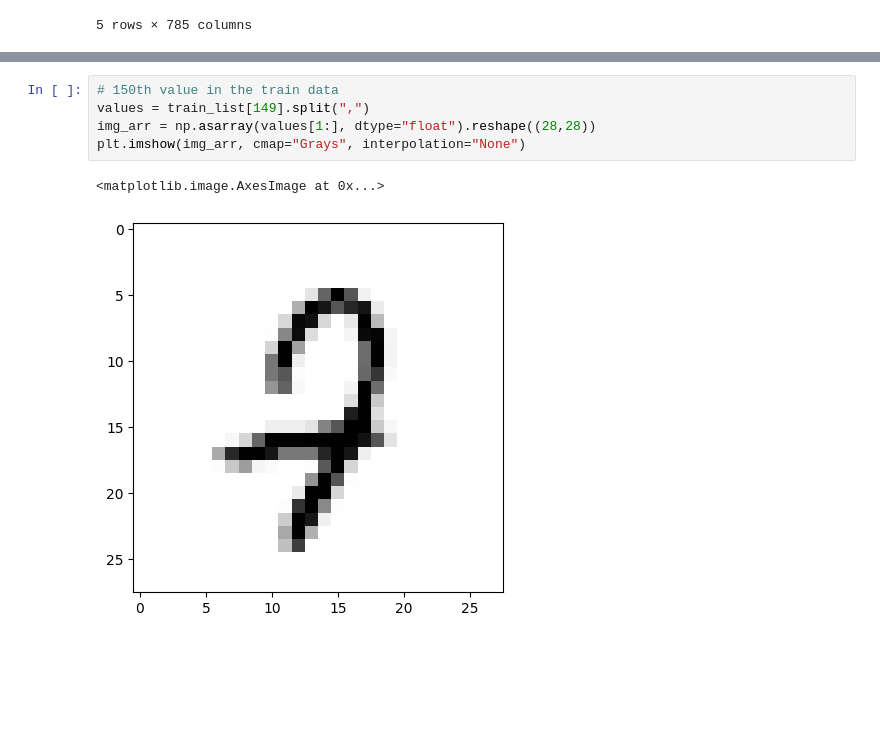
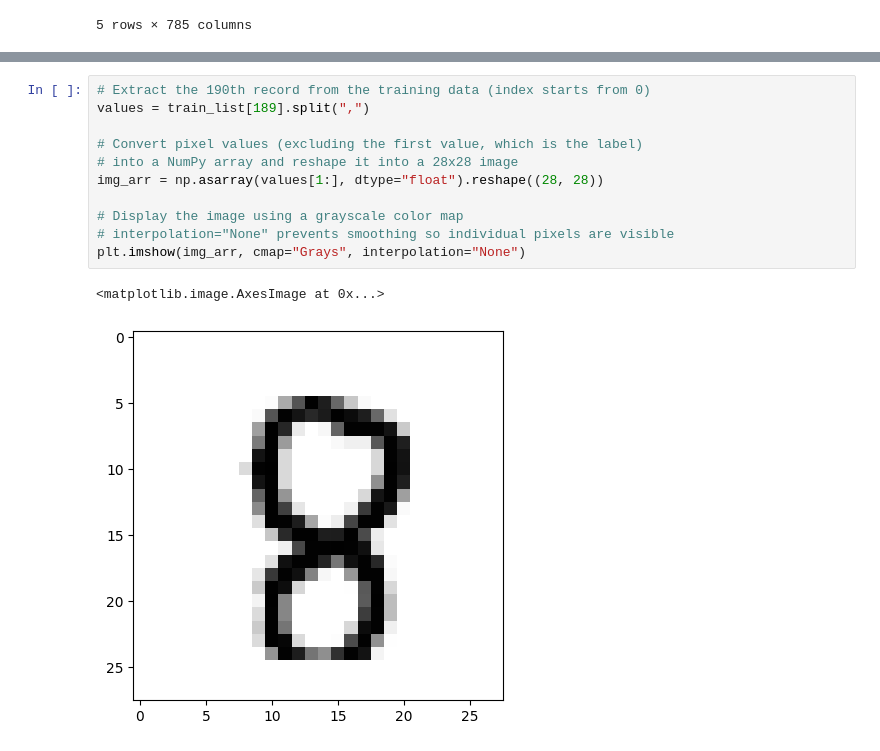
Before and after one commit to sowmilydutta/MNIST-Classification-with-Numpy-only, a Jupyter notebook: mnist-dataset-classification-using-numpy-only.ipynb, the cells around one changed output, grey strips where cells are left out. Saved outputs shown, nothing was run; the diff lists cells and outputs as text; blank space fills up the shorter version.

Commit message:
Kaggle Notebook | MNIST Dataset Classification using Numpy Only | Version 3

```diff
--- a/mnist-dataset-classification-using-numpy-only.ipynb
+++ b/mnist-dataset-classification-using-numpy-only.ipynb
@@ -56,8 +78,14 @@ test_file.close()
 # %%
-# 150th value in the train data
-values = train_list[149].split(",")
-img_arr = np.asarray(values[1:], dtype="float").reshape((28,28))
+# Extract the 190th record from the training data (index starts from 0)
+values = train_list[189].split(",")
+
+# Convert pixel values (excluding the first value, which is the label)
+# into a NumPy array and reshape it into a 28x28 image
+img_arr = np.asarray(values[1:], dtype="float").reshape((28, 28))
+
+# Display the image using a grayscale color map
+# interpolation="None" prevents smoothing so individual pixels are visible
 plt.imshow(img_arr, cmap="Grays", interpolation="None")
 # %% [output]
 <matplotlib.image.AxesImage at 0x...>
-[figure, old version]
+[figure, new version]
```
Also changed, not shown: parts of 10 cells of this notebook.
